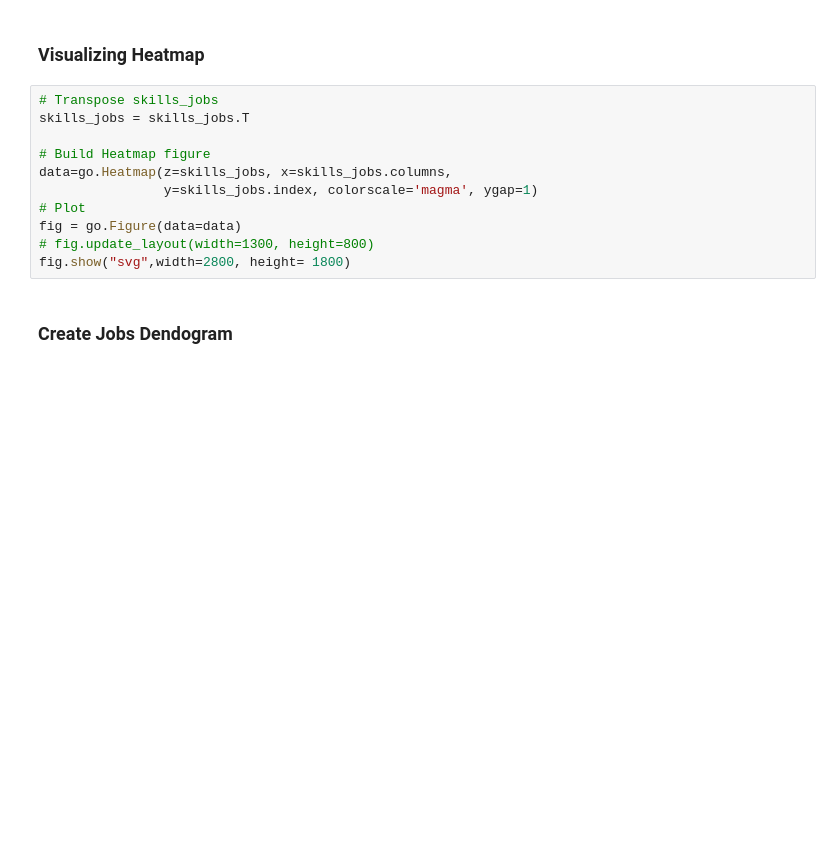
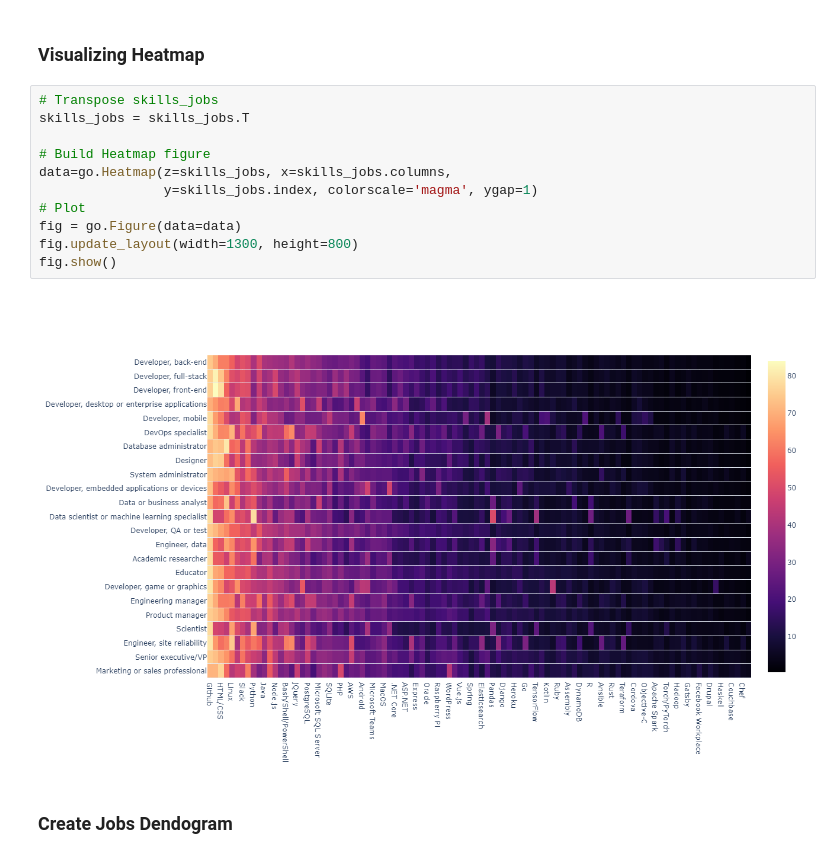
Before and after one commit to ramihani96/StackOverflow_Survey_Analysis, a Jupyter notebook: notebooks/02_Analytics.ipynb, the cells around one changed output. Drawn from its saved outputs; the diff is of its cells as text; blank space fills up the shorter version.

Commit message:
Adding notebook figures to repo

```diff
--- a/notebooks/02_Analytics.ipynb
+++ b/notebooks/02_Analytics.ipynb
@@ -268,14 +268,16 @@ skills_jobs
 # %%
 # Transpose skills_jobs
 skills_jobs = skills_jobs.T
 
 # Build Heatmap figure
 data=go.Heatmap(z=skills_jobs, x=skills_jobs.columns,
                 y=skills_jobs.index, colorscale='magma', ygap=1)
 # Plot
 fig = go.Figure(data=data)
-# fig.update_layout(width=1300, height=800)
-fig.show("svg",width=2800, height= 1800)
+fig.update_layout(width=1300, height=800)
+fig.show()
+# %% [output]
+[figure, added]
 # %% [markdown]
 ### Create Jobs Dendogram
 # %%
```
Also changed, not shown: parts of 7 cells of this notebook.
